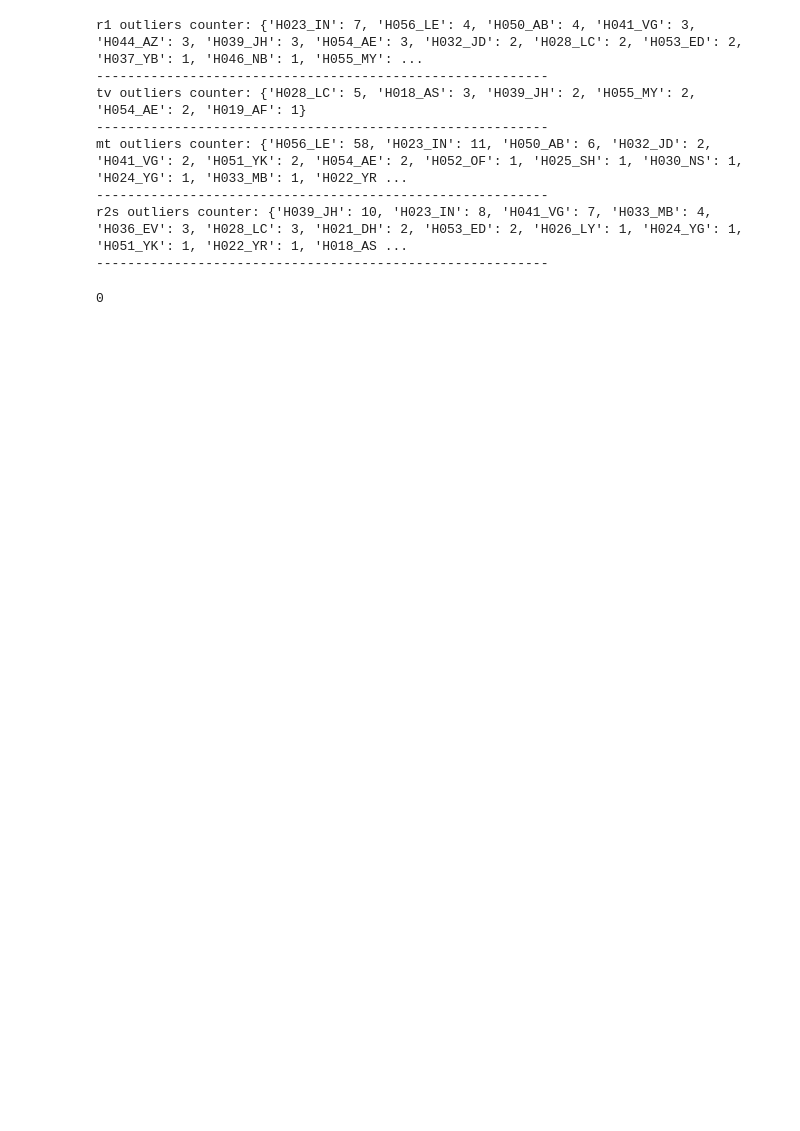
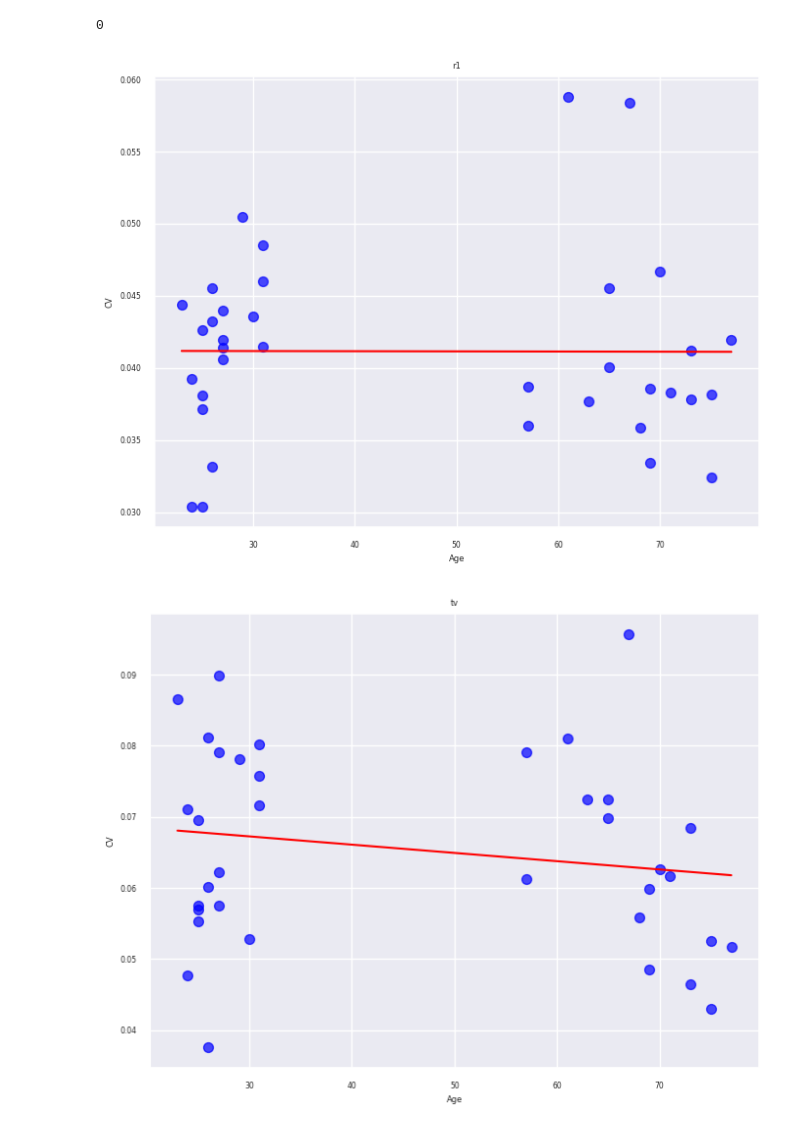
Before and after one commit to NivAm12/qMRI_Analyzer, a Jupyter notebook: analyze_data.ipynb, the cells around one changed output. Cells and saved outputs as stored; diff of their text form; code cells hidden in the pictures; blank space fills up the shorter version.

Commit message:
test the params cv

```diff
--- a/analyze_data.ipynb
+++ b/analyze_data.ipynb
@@ -14,5 +12,5 @@ Error:
 # %%
-raw_data_path = constants.PATH_TO_CORTEX_4_PARAMS_RAW
+raw_data_path = constants.PATH_TO_CORTEX_all_params_raw
 chosen_rois_dict = constants.ROI_CORTEX
-params_to_work_with = ['r1', 'tv', 'mt', 'r2s']
+params_to_work_with = constants.ALL_PARAMS_WITH_SLOPES
 # %%
@@ -50,7 +27,7 @@ StatisticsWrapper.plot_data_per_param_per_roi_next_to_each_other(young_subjects,
 # %%
 def extract_outliers(data, param):
      outliers = {}
-     threshold = 1.5
+     threshold = 1
 
      for roi_value, roi_name in chosen_rois_dict.items():
           roi_to_check_data = data[data.ROI == roi_value]
@@ -68,25 +45,19 @@ def extract_outliers(data, param):
 # %%
 for param in params_to_work_with:
     subjects_outliers_counter = {}
+    outliers_counter = {}
     outliers = extract_outliers(chosen_data, param)
 
     for roi, roi_outliers in outliers.items():
             for outlier in roi_outliers:
                 if outlier in subjects_outliers_counter:
                     subjects_outliers_counter[outlier] += 1
+                    outliers[outlier] += 1
                 else:
                     subjects_outliers_counter[outlier]  = 1
+                    outliers[outlier] += 1
 
     subjects_outliers_counter = dict(sorted(subjects_outliers_counter.items(), key=lambda item: item[1], reverse=True))
-    # print(f'{param} outliers: {outliers}')
+    print(f'{param} outliers: {outliers}')
     print(f'{param} outliers counter: {subjects_outliers_counter}')
     print('----------------------------------------------------------')
-# %% [output]
-r1 outliers counter: {'H023_IN': 7, 'H056_LE': 4, 'H050_AB': 4, 'H041_VG': 3, 'H044_AZ': 3, 'H039_JH': 3, 'H054_AE': 3, 'H032_JD': 2, 'H028_LC': 2, 'H053_ED': 2, 'H037_YB': 1, 'H046_NB': 1, 'H055_MY': ...
-----------------------------------------------------------
-tv outliers counter: {'H028_LC': 5, 'H018_AS': 3, 'H039_JH': 2, 'H055_MY': 2, 'H054_AE': 2, 'H019_AF': 1}
-----------------------------------------------------------
-mt outliers counter: {'H056_LE': 58, 'H023_IN': 11, 'H050_AB': 6, 'H032_JD': 2, 'H041_VG': 2, 'H051_YK': 2, 'H054_AE': 2, 'H052_OF': 1, 'H025_SH': 1, 'H030_NS': 1, 'H024_YG': 1, 'H033_MB': 1, 'H022_YR ...
-----------------------------------------------------------
-r2s outliers counter: {'H039_JH': 10, 'H023_IN': 8, 'H041_VG': 7, 'H033_MB': 4, 'H036_EV': 3, 'H028_LC': 3, 'H021_DH': 2, 'H053_ED': 2, 'H026_LY': 1, 'H024_YG': 1, 'H051_YK': 1, 'H022_YR': 1, 'H018_AS ...
-----------------------------------------------------------
@@ -106,3 +69,40 @@ brain_path = os.path.join(data_path, os.listdir(data_path)[0], constants.MAP_R2S
 os.system(f'freeview -v {brain_path} {seg_path}:colormap=lut &')
 # %% [output]
 0
+# %%
+def calculate_cv_for_subjects(data, params, x_axis):
+    for param in params:
+        # if 'Slope' in param:
+        #     continue
+
+        # Calculate CV for each subject
+        subject_means = data.groupby('subjects')[[param, x_axis]].mean()
+        subject_stds = data.groupby('subjects')[param].std()
+
+        cv_data = pd.DataFrame({
+            'subjects': subject_means.index,
+            'CV': (subject_stds / subject_means[param]),
+            x_axis: subject_means[x_axis]
+        })
+
+        model = LinearRegression()
+        model.fit(np.array(cv_data[x_axis]).reshape(-1, 1), np.array(cv_data['CV']).reshape(-1, 1))
+        # Get the slope and intercept
+        slope = model.coef_[0]
+        intercept = model.intercept_
+        x_fit = np.linspace(min(cv_data[x_axis]), max(cv_data[x_axis]), 20)  # 100 points for smoother line
+
+
+        # Create the plot
+        plt.figure(figsize=(8, 6))  # Adjust figure size as needed
+        plt.scatter(cv_data[x_axis], cv_data['CV'], color='blue', s=50, alpha=0.7)
+        plt.plot(x_fit, slope * x_fit + intercept, color='red')
+        plt.xlabel(x_axis)
+        plt.ylabel('CV')
+        plt.title(f'{param}')
+        plt.grid(True)
+# %%
+calculate_cv_for_subjects(chosen_data, params_to_work_with, 'Age')
+# %% [output]
+[figure, added]
+[figure, added]
```
Also changed, not shown: parts of 12 cells of this notebook, 4 other files.
